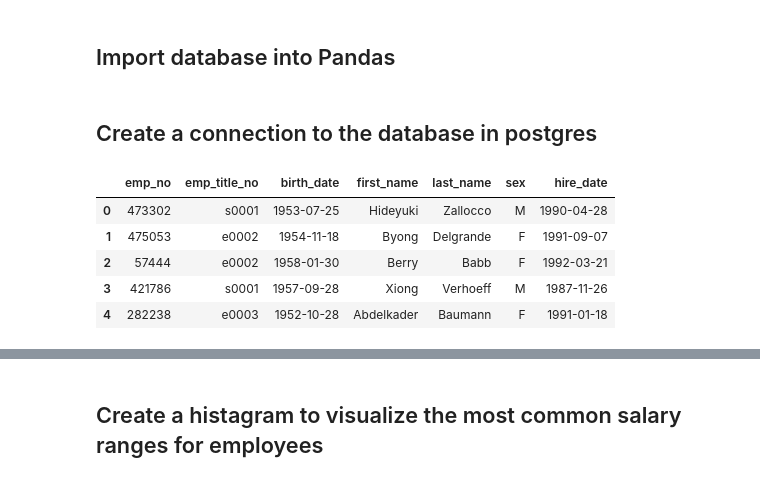
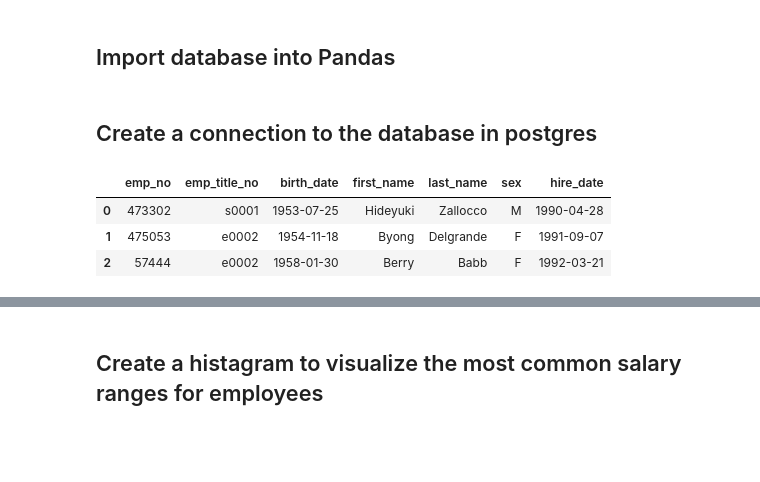
Before and after one commit to KeSavanh/sql-challenge, a Jupyter notebook: EmployeeSQL/data_validation.ipynb, the cells around one changed output, grey strips where cells are left out. Drawn from its saved outputs; the diff is of its cells as text; code cells hidden in the pictures; blank space fills up the shorter version.

```diff
--- a/EmployeeSQL/data_validation.ipynb
+++ b/EmployeeSQL/data_validation.ipynb
@@ -11,5 +11,5 @@ from config import username, password
-# %% [markdown]
-## Create a connection to the database in postgres
+# %% [markdown]
+## Create a connection to the database in postgres
 # %%
 # Create an engine to get connected to employee database
 local_link = f'postgresql://postgres:{password}@localhost:5432/Employee_DB'
@@ -18,12 +18,10 @@ connection = engine.connect()
 # %%
 # Import tables from database
 title_df = pd.read_sql_table('titles', local_link)
 employee_df = pd.read_sql_table('employees', local_link)
-employee_df.head()
+employee_df.head(3)
 # %% [output]
 |  | emp_no | emp_title_no | birth_date | first_name | last_name | sex | hire_date |
 | 0 | 473302 | s0001 | 1953-07-25 | Hideyuki | Zallocco | M | 1990-04-28 |
 | 1 | 475053 | e0002 | 1954-11-18 | Byong | Delgrande | F | 1991-09-07 |
 | 2 | 57444 | e0002 | 1958-01-30 | Berry | Babb | F | 1992-03-21 |
-| 3 | 421786 | s0001 | 1957-09-28 | Xiong | Verhoeff | M | 1987-11-26 |
-| 4 | 282238 | e0003 | 1952-10-28 | Abdelkader | Baumann | F | 1991-01-18 |
```
Also changed, not shown: parts of 22 cells of this notebook, 3 other files.
